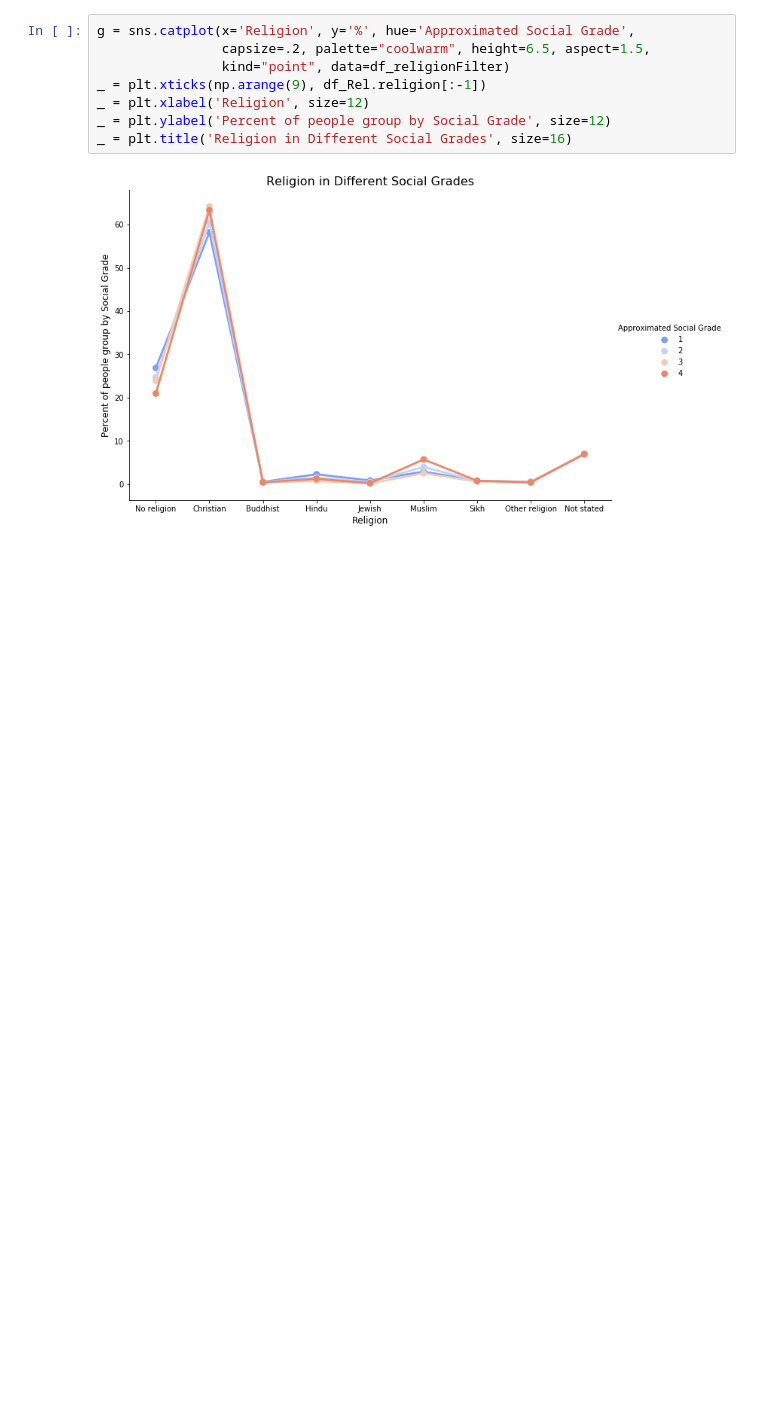
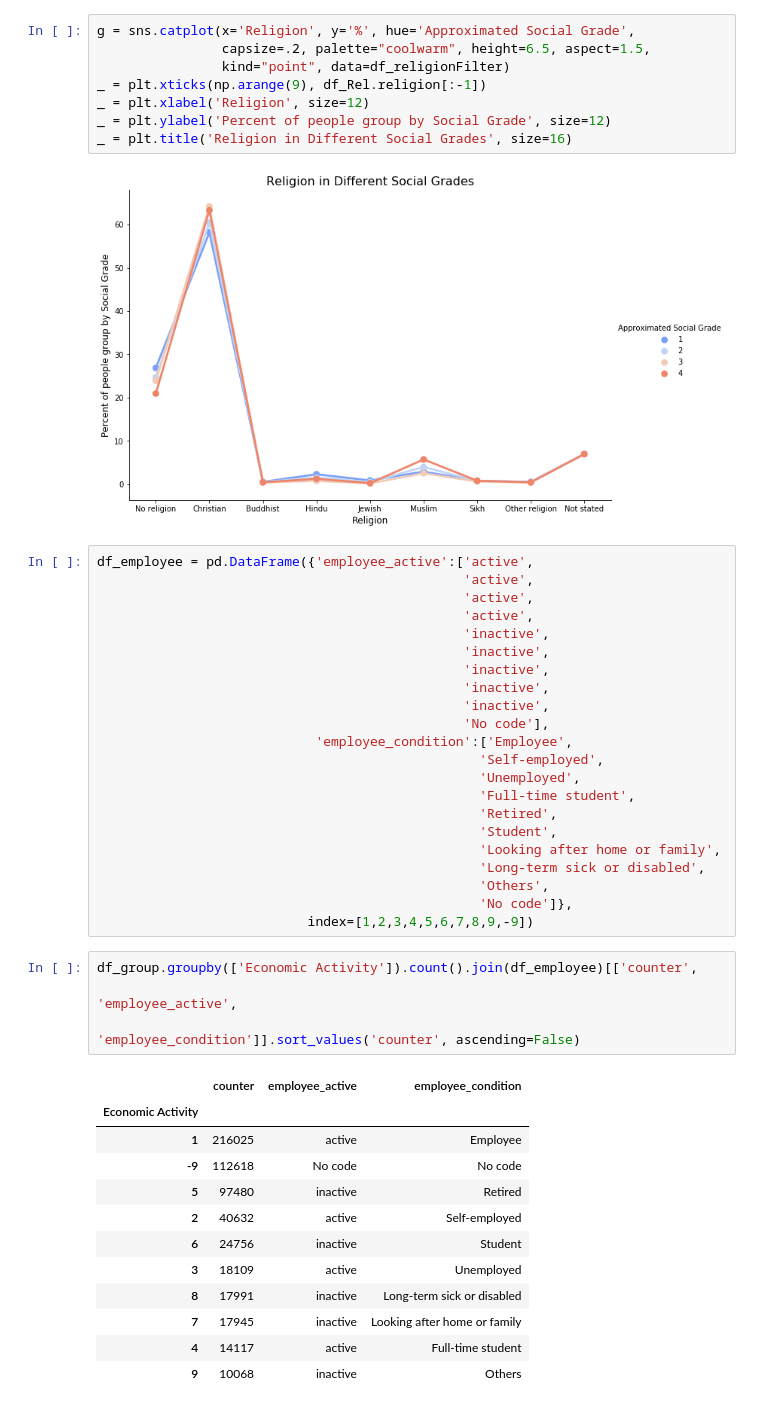
Before and after one commit to Daesparz/Conundrum_7, a Jupyter notebook: exploratory_data_analysis.ipynb, the cells around one changed output. Cells and saved outputs as stored; diff of their text form; blank space fills up the shorter version.

```diff
--- a/exploratory_data_analysis.ipynb
+++ b/exploratory_data_analysis.ipynb
@@ -492,3 +492,42 @@ _ = plt.ylabel('Percent of people group by Social Grade', size=12)
 _ = plt.title('Religion in Different Social Grades', size=16)
 # %% [output]
 [figure]
+# %%
+df_employee = pd.DataFrame({'employee_active':['active',
+                                               'active',
+                                               'active',
+                                               'active',
+                                               'inactive',
+                                               'inactive',
+                                               'inactive',
+                                               'inactive',
+                                               'inactive',
+                                               'No code'],
+                            'employee_condition':['Employee',
+                                                 'Self-employed',
+                                                 'Unemployed',
+                                                 'Full-time student',
+                                                 'Retired',
+                                                 'Student',
+                                                 'Looking after home or family',
+                                                 'Long-term sick or disabled',
+                                                 'Others',
+                                                 'No code']},
+                           index=[1,2,3,4,5,6,7,8,9,-9])
+# %%
+df_group.groupby(['Economic Activity']).count().join(df_employee)[['counter',
+                                                                   'employee_active',
+                                                                   'employee_condition']].sort_values('counter', ascending=False)
+# %% [output]
+|  | counter | employee_active | employee_condition |
+| Economic Activity |  |  |  |
+| 1 | 216025 | active | Employee |
+| -9 | 112618 | No code | No code |
+| 5 | 97480 | inactive | Retired |
+| 2 | 40632 | active | Self-employed |
+| 6 | 24756 | inactive | Student |
+| 3 | 18109 | active | Unemployed |
+| 8 | 17991 | inactive | Long-term sick or disabled |
+| 7 | 17945 | inactive | Looking after home or family |
+| 4 | 14117 | active | Full-time student |
+| 9 | 10068 | inactive | Others |
```
Also changed, not shown: parts of 5 cells of this notebook.
